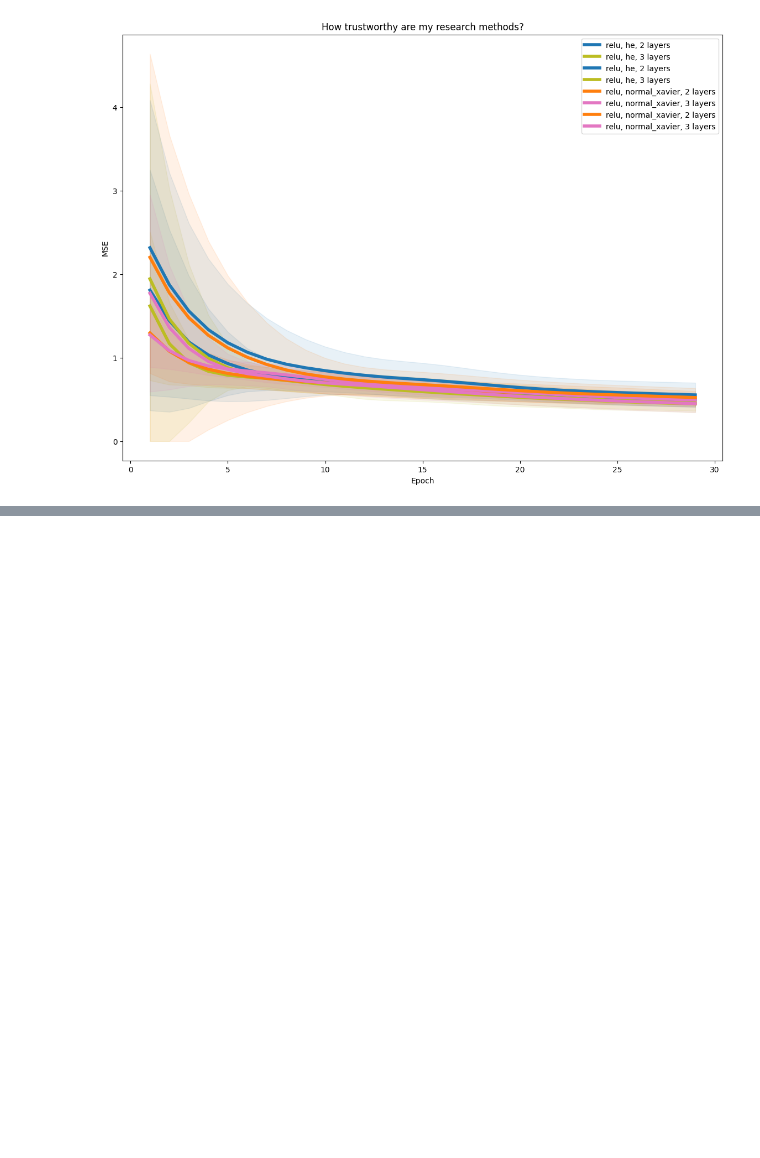
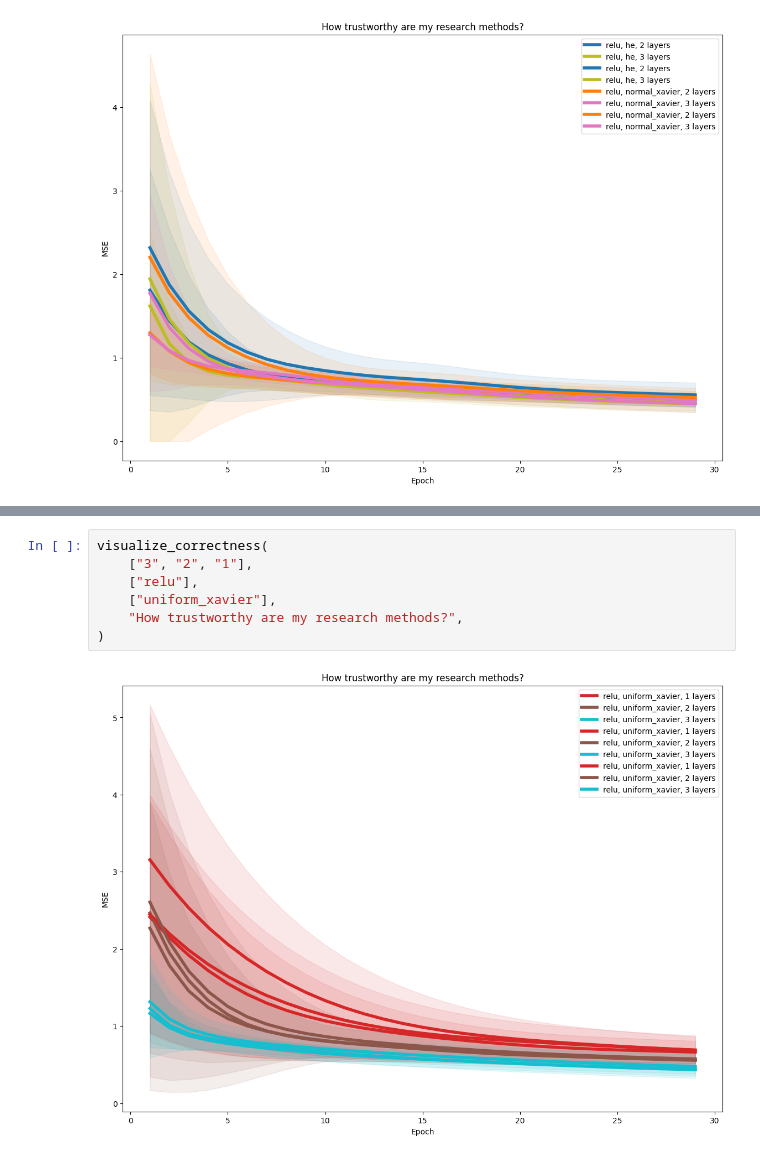
Before and after one commit to nizwant/methods_of_computational_intelligence, a Jupyter notebook: NeuralNetworks/NN6.ipynb, the cells around one changed output, grey strips where cells are left out. Saved outputs shown, nothing was run; the diff lists cells and outputs as text; blank space fills up the shorter version.

```diff
--- a/NeuralNetworks/NN6.ipynb
+++ b/NeuralNetworks/NN6.ipynb
@@ -244,0 +445,9 @@ Text(0, 0.5, 'MSE')
+# %%
+visualize_correctness(
+    ["3", "2", "1"],
+    ["relu"],
+    ["uniform_xavier"],
+    "How trustworthy are my research methods?",
+)
+# %% [output]
+[figure, added]
```
Also changed, not shown: parts of 7 cells of this notebook.
